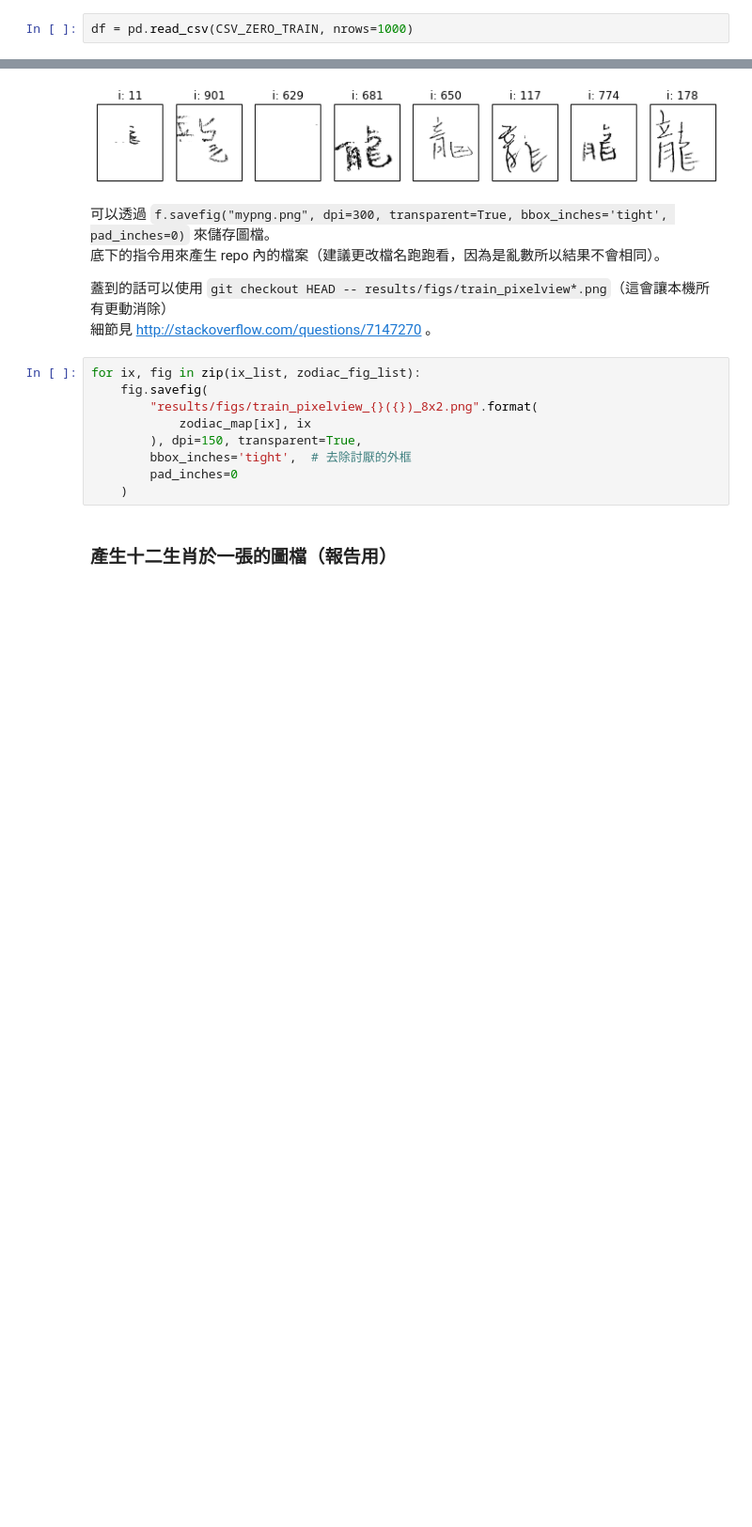
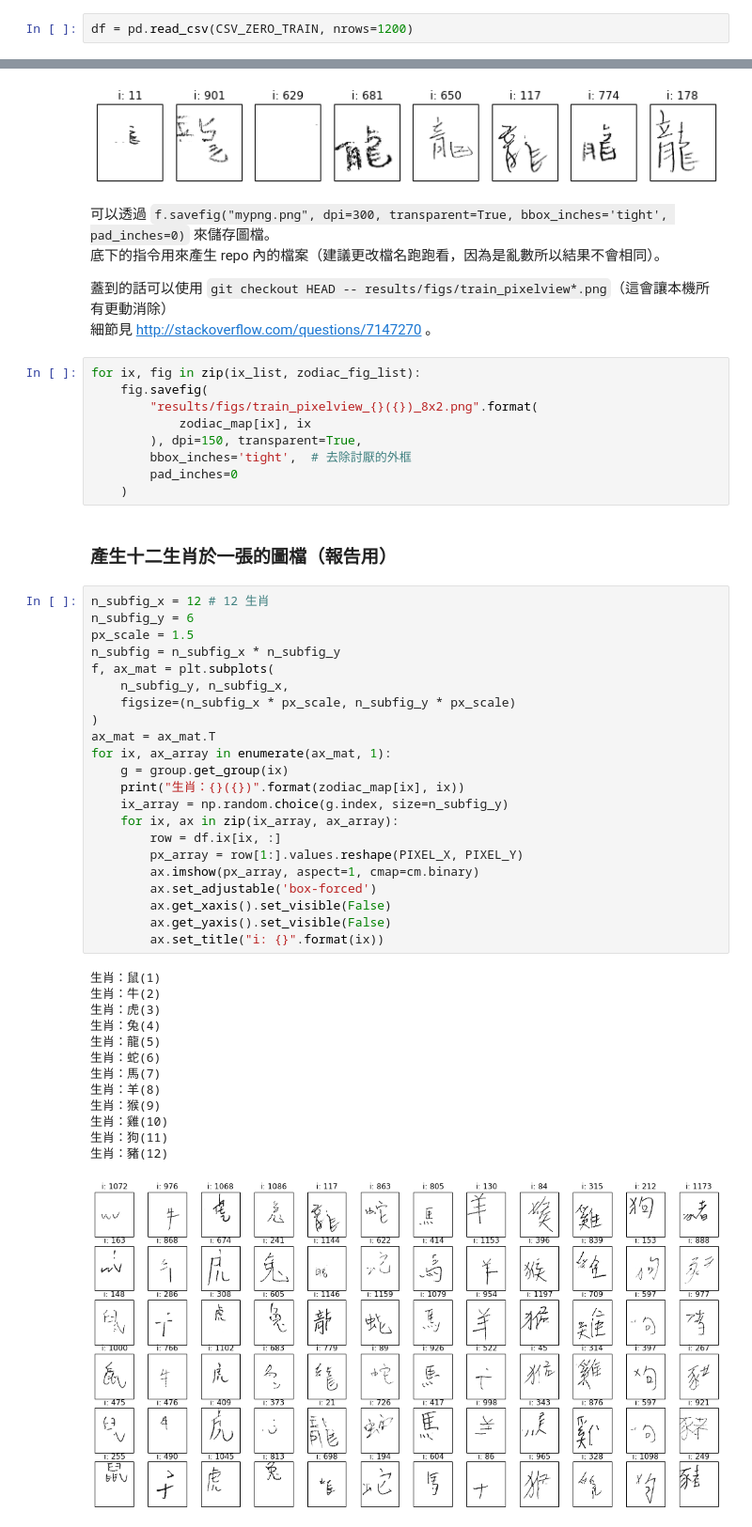
Before and after one commit to Rotceh/2013-ML-TeamProject, a Jupyter notebook: pixel_recovery.ipynb, the cells around one changed output, grey strips where cells are left out. Shown: that part at 94% size. Drawn from its saved outputs; the diff is of its cells as text; blank space fills up the shorter version.

Commit message:
finish pixelview, generated a all-zodiac fig

```diff
--- a/pixel_recovery.ipynb
+++ b/pixel_recovery.ipynb
@@ -29,7 +29,7 @@ import numpy as np
 # %%
 CSV_ZERO_TRAIN = "dataset/train_na2zero.csv"
 # %%
-df = pd.read_csv(CSV_ZERO_TRAIN, nrows=1000)
+df = pd.read_csv(CSV_ZERO_TRAIN, nrows=1200)
 # %% [markdown]
 目前看起來一組資料的長寬為：
 
@@ -140,3 +140,39 @@ for ix, fig in zip(ix_list, zodiac_fig_list):
     )
 # %% [markdown]
 ### 產生十二生肖於一張的圖檔（報告用）
+# %%
+n_subfig_x = 12 # 12 生肖
+n_subfig_y = 6
+px_scale = 1.5
+n_subfig = n_subfig_x * n_subfig_y
+f, ax_mat = plt.subplots(
+    n_subfig_y, n_subfig_x,
+    figsize=(n_subfig_x * px_scale, n_subfig_y * px_scale)
+)
+ax_mat = ax_mat.T
+for ix, ax_array in enumerate(ax_mat, 1):
+    g = group.get_group(ix)
+    print("生肖：{}({})".format(zodiac_map[ix], ix))
+    ix_array = np.random.choice(g.index, size=n_subfig_y)
+    for ix, ax in zip(ix_array, ax_array):
+        row = df.ix[ix, :]
+        px_array = row[1:].values.reshape(PIXEL_X, PIXEL_Y)
+        ax.imshow(px_array, aspect=1, cmap=cm.binary)
+        ax.set_adjustable('box-forced')
+        ax.get_xaxis().set_visible(False)
+        ax.get_yaxis().set_visible(False)
+        ax.set_title("i: {}".format(ix))
+# %% [output]
+生肖：鼠(1)
+生肖：牛(2)
+生肖：虎(3)
+生肖：兔(4)
+生肖：龍(5)
+生肖：蛇(6)
+生肖：馬(7)
+生肖：羊(8)
+生肖：猴(9)
+生肖：雞(10)
+生肖：狗(11)
+生肖：豬(12)
+[figure, added]
```
Also changed, not shown: parts of 2 cells of this notebook, 1 other file.
